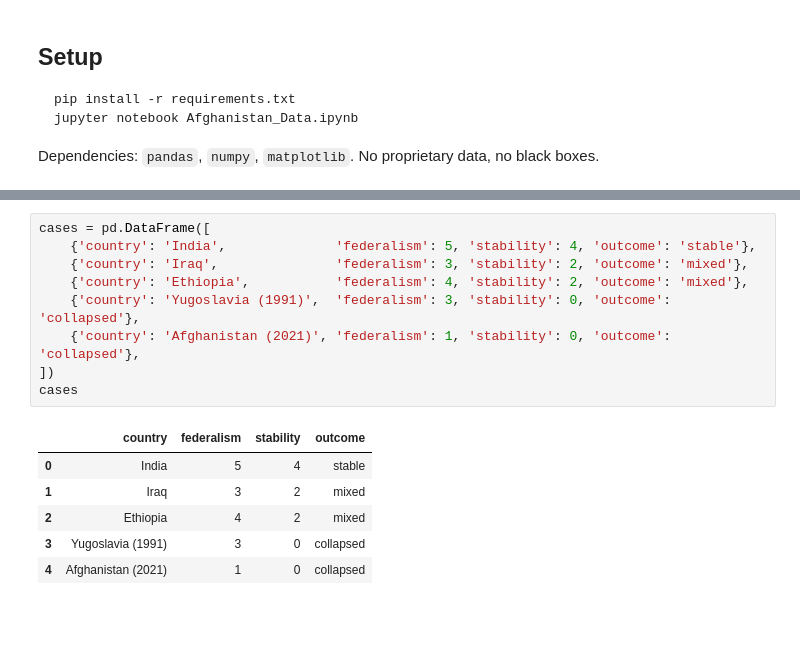
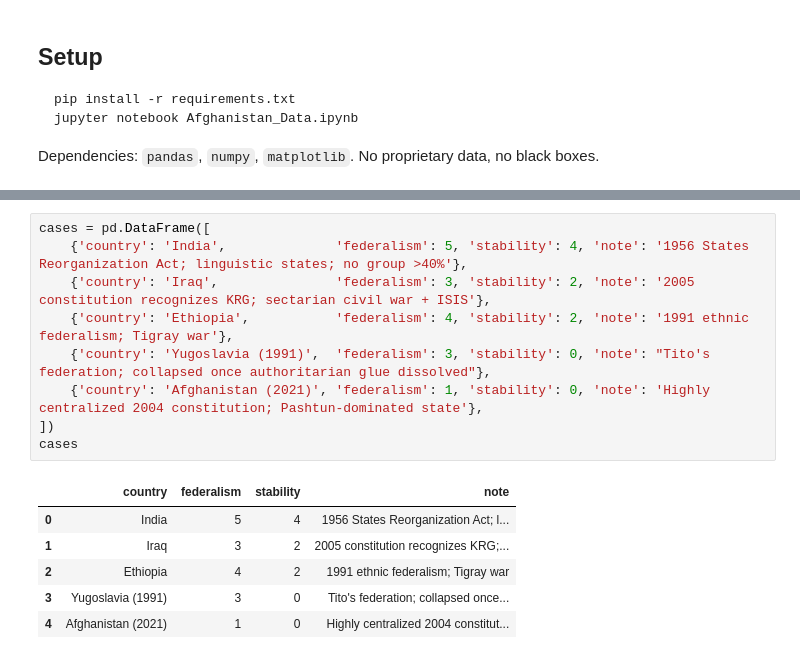
Before and after one commit to mahmad100/ahmadi-research-data, a Jupyter notebook: One Country Too Many Nations/Afghanistan_Data.ipynb, the cells around one changed output, grey strips where cells are left out. Drawn from its saved outputs; the diff is of its cells as text; blank space fills up the shorter version.

```diff
--- a/One Country Too Many Nations/Afghanistan_Data.ipynb
+++ b/One Country Too Many Nations/Afghanistan_Data.ipynb
@@ -298,19 +503,19 @@ destabilizing (Afghanistan).
 # %%
 cases = pd.DataFrame([
-    {'country': 'India',              'federalism': 5, 'stability': 4, 'outcome': 'stable'},
-    {'country': 'Iraq',               'federalism': 3, 'stability': 2, 'outcome': 'mixed'},
-    {'country': 'Ethiopia',           'federalism': 4, 'stability': 2, 'outcome': 'mixed'},
-    {'country': 'Yugoslavia (1991)',  'federalism': 3, 'stability': 0, 'outcome': 'collapsed'},
-    {'country': 'Afghanistan (2021)', 'federalism': 1, 'stability': 0, 'outcome': 'collapsed'},
+    {'country': 'India',              'federalism': 5, 'stability': 4, 'note': '1956 States Reorganization Act; linguistic states; no group >40%'},
+    {'country': 'Iraq',               'federalism': 3, 'stability': 2, 'note': '2005 constitution recognizes KRG; sectarian civil war + ISIS'},
+    {'country': 'Ethiopia',           'federalism': 4, 'stability': 2, 'note': '1991 ethnic federalism; Tigray war'},
+    {'country': 'Yugoslavia (1991)',  'federalism': 3, 'stability': 0, 'note': "Tito's federation; collapsed once authoritarian glue dissolved"},
+    {'country': 'Afghanistan (2021)', 'federalism': 1, 'stability': 0, 'note': 'Highly centralized 2004 constitution; Pashtun-dominated state'},
 ])
 cases
 # %% [output]
-|  | country | federalism | stability | outcome |
-| 0 | India | 5 | 4 | stable |
-| 1 | Iraq | 3 | 2 | mixed |
-| 2 | Ethiopia | 4 | 2 | mixed |
-| 3 | Yugoslavia (1991) | 3 | 0 | collapsed |
-| 4 | Afghanistan (2021) | 1 | 0 | collapsed |
+|  | country | federalism | stability | note |
+| 0 | India | 5 | 4 | 1956 States Reorganization Act; l... |
+| 1 | Iraq | 3 | 2 | 2005 constitution recognizes KRG;... |
+| 2 | Ethiopia | 4 | 2 | 1991 ethnic federalism; Tigray war |
+| 3 | Yugoslavia (1991) | 3 | 0 | Tito's federation; collapsed once... |
+| 4 | Afghanistan (2021) | 1 | 0 | Highly centralized 2004 constitut... |
 # %%
 fig, ax = plt.subplots(figsize=(10, 4.5))
 y = np.arange(len(cases))[::-1]
```
Also changed, not shown: parts of 16 cells of this notebook.
